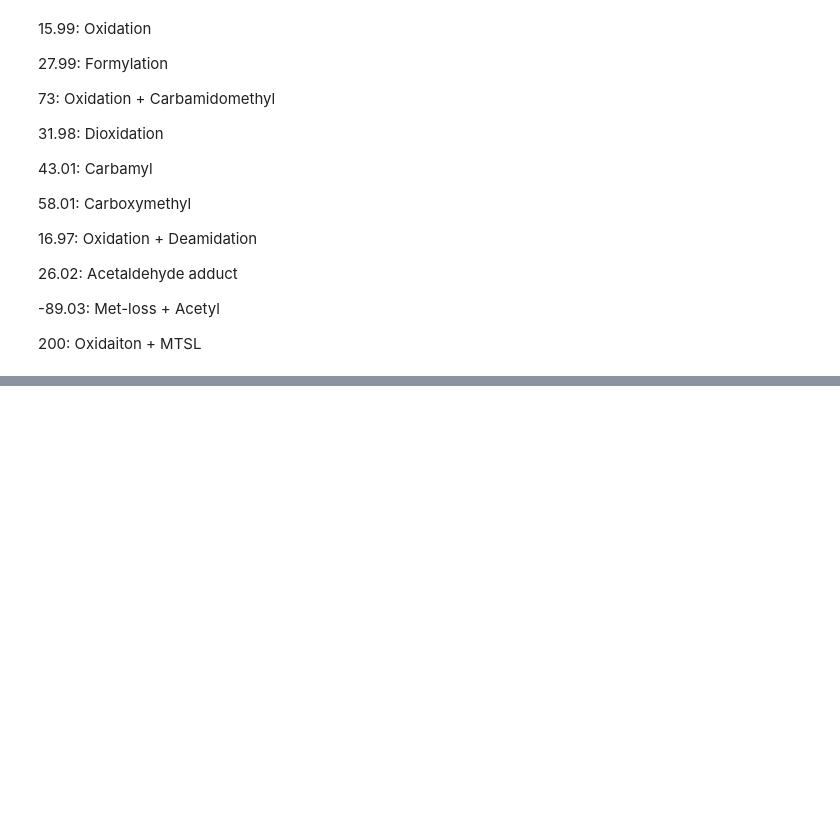
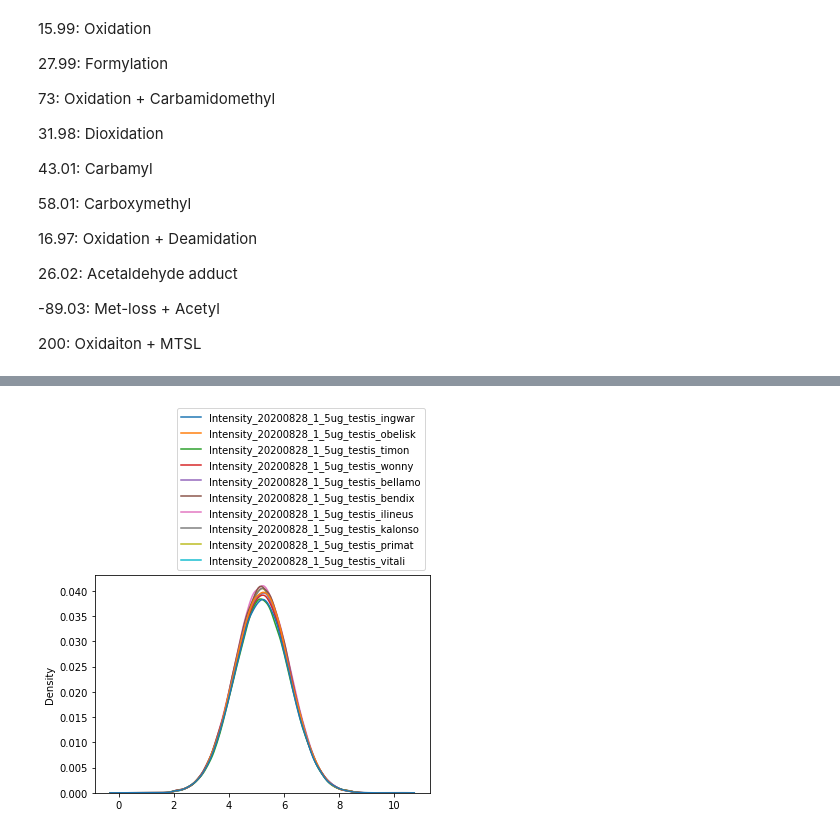
Before and after one commit to rodvrees/Master_Thesis, a Jupyter notebook: Project_analysis/fingerprint.ipynb, the cells around one changed output, grey strips where cells are left out. Cells and saved outputs as stored; diff of their text form; code cells hidden in the pictures; blank space fills up the shorter version.

```diff
--- a/Project_analysis/fingerprint.ipynb
+++ b/Project_analysis/fingerprint.ipynb
@@ -1075,0 +1081,15 @@ sorted.tail(10)
+# %%
+cols = ['Intensity_20200828_1_5ug_testis_ingwar',
+       'Intensity_20200828_1_5ug_testis_obelisk',
+       'Intensity_20200828_1_5ug_testis_timon',
+       'Intensity_20200828_1_5ug_testis_wonny',
+       'Intensity_20200828_1_5ug_testis_bellamo',
+       'Intensity_20200828_1_5ug_testis_bendix',
+       'Intensity_20200828_1_5ug_testis_ilineus',
+       'Intensity_20200828_1_5ug_testis_kalonso',
+       'Intensity_20200828_1_5ug_testis_primat',
+       'Intensity_20200828_1_5ug_testis_vitali']
+# %%
+PXD024844 = pd.read_csv("/home/robbe/ionbot/ionbot_0.9.5/PXD024844/quant/QuantifiedPeptides.tsv", sep="\t")
+PXD024844.drop(list(PXD024844.filter(regex = 'Detection Type')), axis = 1, inplace = True)
+PXD024844 = PXD024844[~PXD024844["Protein Groups"].str.contains("sp|", na=False, regex=False)]
@@ -1075,0 +1112,5 @@ sorted.tail(10)
+# %%
+ax = sns.kdeplot(data=PXD024844[cols])
+sns.move_legend(ax, "lower right", bbox_to_anchor=(1, 1))
+# %% [output]
+[figure, added]
```
Also changed, not shown: parts of 18 cells of this notebook, 14 other files.
